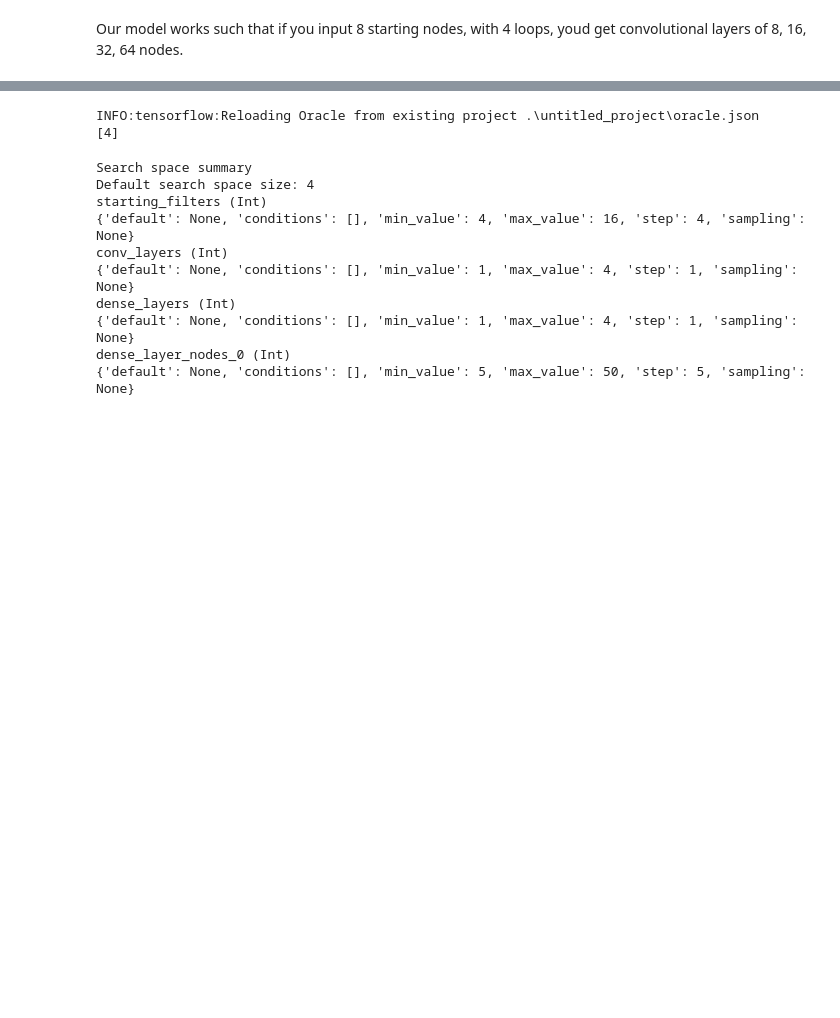
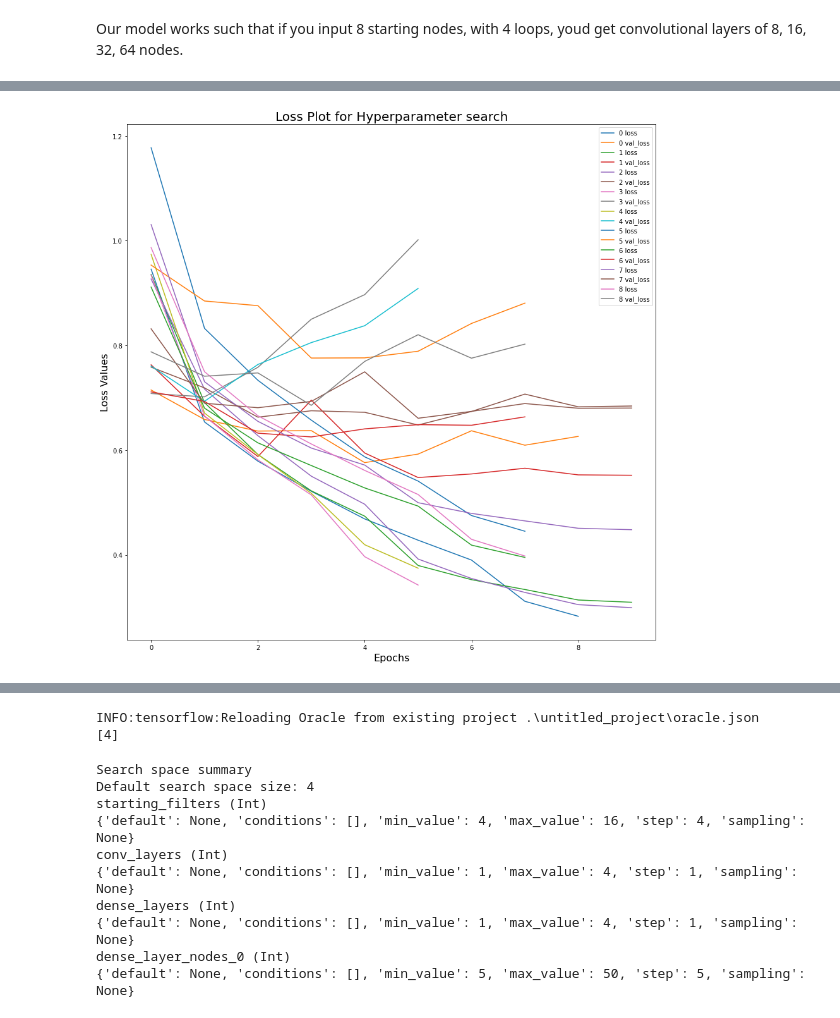
Before and after one commit to CasperMcTavish/DAML, a Jupyter notebook: Project1_ML.ipynb, the cells around one changed output, grey strips where cells are left out. Drawn from its saved outputs; the diff is of its cells as text; code cells hidden in the pictures; blank space fills up the shorter version.

```diff
--- a/Project1_ML.ipynb
+++ b/Project1_ML.ipynb
@@ -936,12 +964,15 @@ Now to write the hyperparameter testing kit to allow for further determination o
 # %%
 # Defining param_grid to allow for grid_search
 
-#param_grid = {'n_conv_layers' : [1, 2, 3, 4],
-              'conv_starting_nodes' : [4, 8, 16],
-              'n_hidden_layers' : [1, 2, 3],
-              'nodes_per_hidden_layer' : [[30, 15, 10], [15, 10, 5], [50, 25, 10]]
-             }
-# Apply gridsearch
-#gridsearch = GridSearchCV(new_mod_builder(), param_grid, cv=3,
-                          scoring='accuracy', verbose=True, n_jobs=-1)
+param_grid = {'conv_layers': [[8, 16, 32], [16, 32], [4, 8, 16]], 'dense_layers': [[30, 15], [30, 15, 10], [50, 25, 10]]}
+
+hyper_search = ParameterGrid(param_grid)
+
+
+# Just to demonstrate functionality
+print(len(hyper_search))
+print(hyper_search[0])
+#print(hyper_search[1].get('dropout'))
+#jurt2 = new_mod_builder(x_train.shape[1:], hyper_search[1].get('conv_layers'), hyper_search[1].get('dense_layers'), hyper_search[1].get('dropout'))
+#jurt2.summary()
 # %% [output]
@@ -953,0 +1042,22 @@ TypeError: estimator should be an estimator implementing 'fit' method, <function
+# %%
+# Plot the loss and val loss for each model
+from matplotlib import cm
+
+epochs = np.linspace(0,13,13)
+plt.figure(figsize=(15,15))
+plt.xlabel('Epochs', fontsize = 16)
+plt.ylabel('Loss Values', fontsize = 16)
+plt.title('Loss Plot for Hyperparameter search', fontsize = 20)
+# setting this up so that every colour is different, as matplotlib will copy colours
+color = iter(cm.rainbow(np.linspace(0, 1, len(model_list)*2)))
+for j in range(len(model_list)):
+        c = next(color)
+        plt.plot(model_fit_list[j].history['loss'], label = str(j) + ' loss', )
+        c = next(color)
+        plt.plot(model_fit_list[j].history['val_loss'], label = str(j) + ' val_loss', )
+
+plt.legend()
+plt.savefig("fullhyper_parameter.png")
+plt.show()
+# %% [output]
+[figure, added]
```
Also changed, not shown: parts of 51 cells of this notebook.
